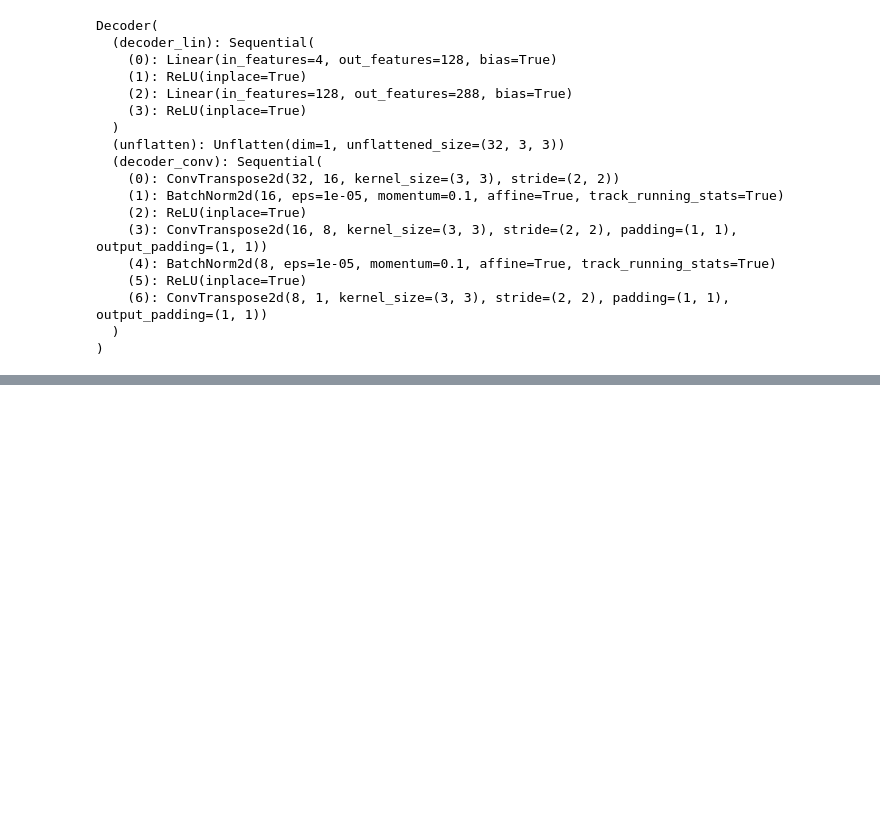
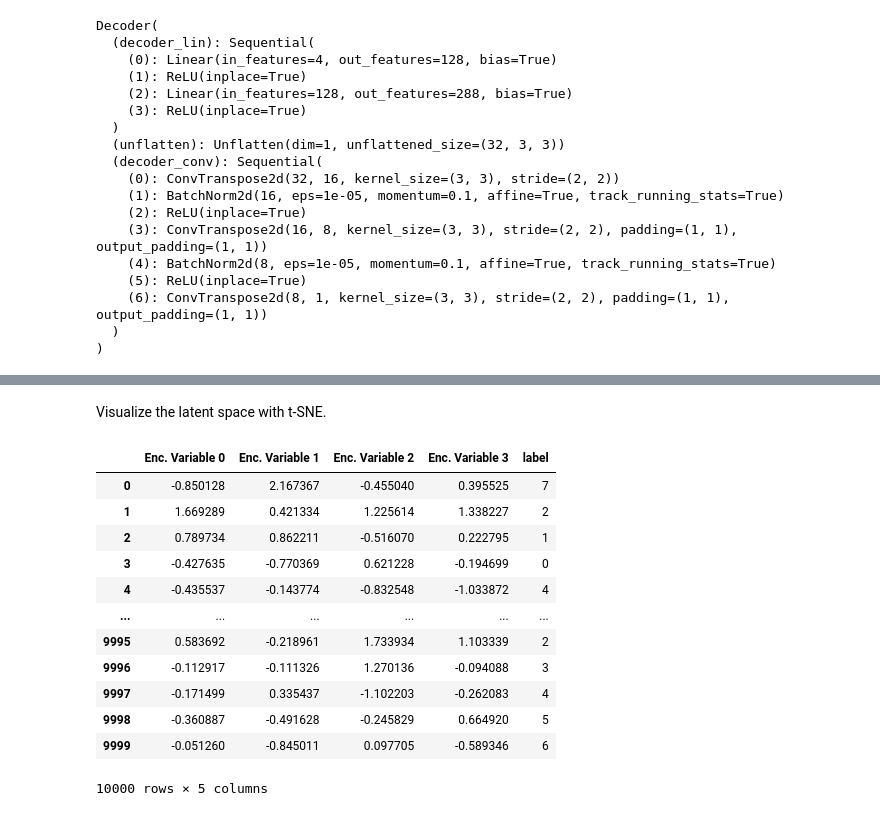
Before and after one commit to geek-yang/pilot-ML, a Jupyter notebook: transformer/convolutional_autoencoder.ipynb, the cells around one changed output, grey strips where cells are left out. Saved outputs shown, nothing was run; the diff lists cells and outputs as text; code cells hidden in the pictures; blank space fills up the shorter version.

```diff
--- a/transformer/convolutional_autoencoder.ipynb
+++ b/transformer/convolutional_autoencoder.ipynb
@@ -190,0 +440,32 @@ def train_epoch(encoder, decoder, device, dataloader, loss_fn, optimizer):
+# %% [markdown]
+Visualize the latent space with t-SNE.
+# %%
+encoded_samples = []
+for sample in tqdm.tqdm(test_dataset):
+    img = sample[0].unsqueeze(0).to(device)
+    label = sample[1]
+    # Encode image
+    encoder.eval()
+    with torch.no_grad():
+        encoded_img  = encoder(img)
+    # Append to list
+    encoded_img = encoded_img.flatten().cpu().numpy()
+    encoded_sample = {f"Enc. Variable {i}": enc for i, enc in enumerate(encoded_img)}
+    encoded_sample['label'] = label
+    encoded_samples.append(encoded_sample)
+encoded_samples = pd.DataFrame(encoded_samples)
+encoded_samples
+# %% [output]
+|  | Enc. Variable 0 | Enc. Variable 1 | Enc. Variable 2 | Enc. Variable 3 | label |
+| 0 | -0.850128 | 2.167367 | -0.455040 | 0.395525 | 7 |
+| 1 | 1.669289 | 0.421334 | 1.225614 | 1.338227 | 2 |
+| 2 | 0.789734 | 0.862211 | -0.516070 | 0.222795 | 1 |
+| 3 | -0.427635 | -0.770369 | 0.621228 | -0.194699 | 0 |
+| 4 | -0.435537 | -0.143774 | -0.832548 | -1.033872 | 4 |
+| ... | ... | ... | ... | ... | ... |
+| 9995 | 0.583692 | -0.218961 | 1.733934 | 1.103339 | 2 |
+| 9996 | -0.112917 | -0.111326 | 1.270136 | -0.094088 | 3 |
+| 9997 | -0.171499 | 0.335437 | -1.102203 | -0.262083 | 4 |
+| 9998 | -0.360887 | -0.491628 | -0.245829 | 0.664920 | 5 |
+| 9999 | -0.051260 | -0.845011 | 0.097705 | -0.589346 | 6 |
+10000 rows × 5 columns
```
Also changed, not shown: parts of 13 cells of this notebook.
